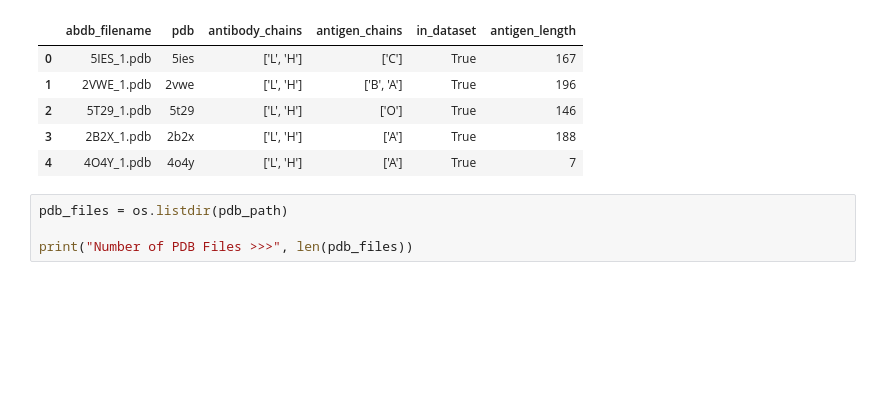
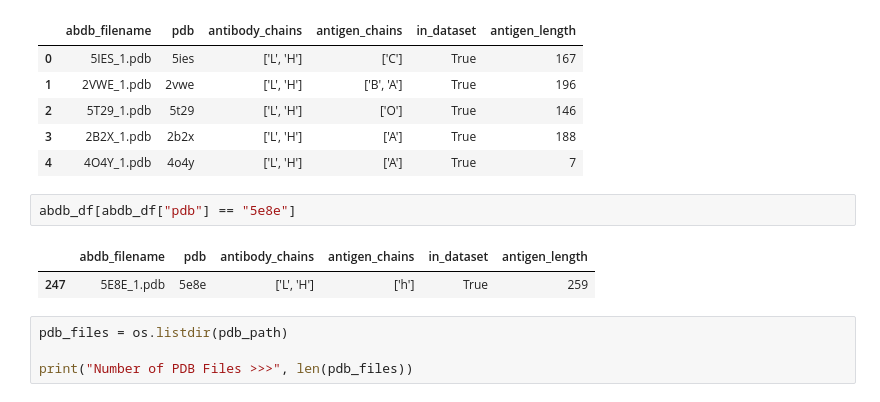
Before and after one commit to FabianTraxler/ag_binding_affinity, a Jupyter notebook: src/data_analysis/Datasets/AbDb.ipynb, the cells around one changed output. Cells and saved outputs as stored; diff of their text form; blank space fills up the shorter version.

```diff
--- a/src/data_analysis/Datasets/AbDb.ipynb
+++ b/src/data_analysis/Datasets/AbDb.ipynb
@@ -25,6 +25,11 @@ abdb_df.head()
 | 2 | 5T29_1.pdb | 5t29 | ['L', 'H'] | ['O'] | True | 146 |
 | 3 | 2B2X_1.pdb | 2b2x | ['L', 'H'] | ['A'] | True | 188 |
 | 4 | 4O4Y_1.pdb | 4o4y | ['L', 'H'] | ['A'] | True | 7 |
+# %%
+abdb_df[abdb_df["pdb"] == "5e8e"]
+# %% [output]
+|  | abdb_filename | pdb | antibody_chains | antigen_chains | in_dataset | antigen_length |
+| 247 | 5E8E_1.pdb | 5e8e | ['L', 'H'] | ['h'] | True | 259 |
 # %%
 pdb_files = os.listdir(pdb_path)
 
```
Also changed, not shown: 3 other files.
